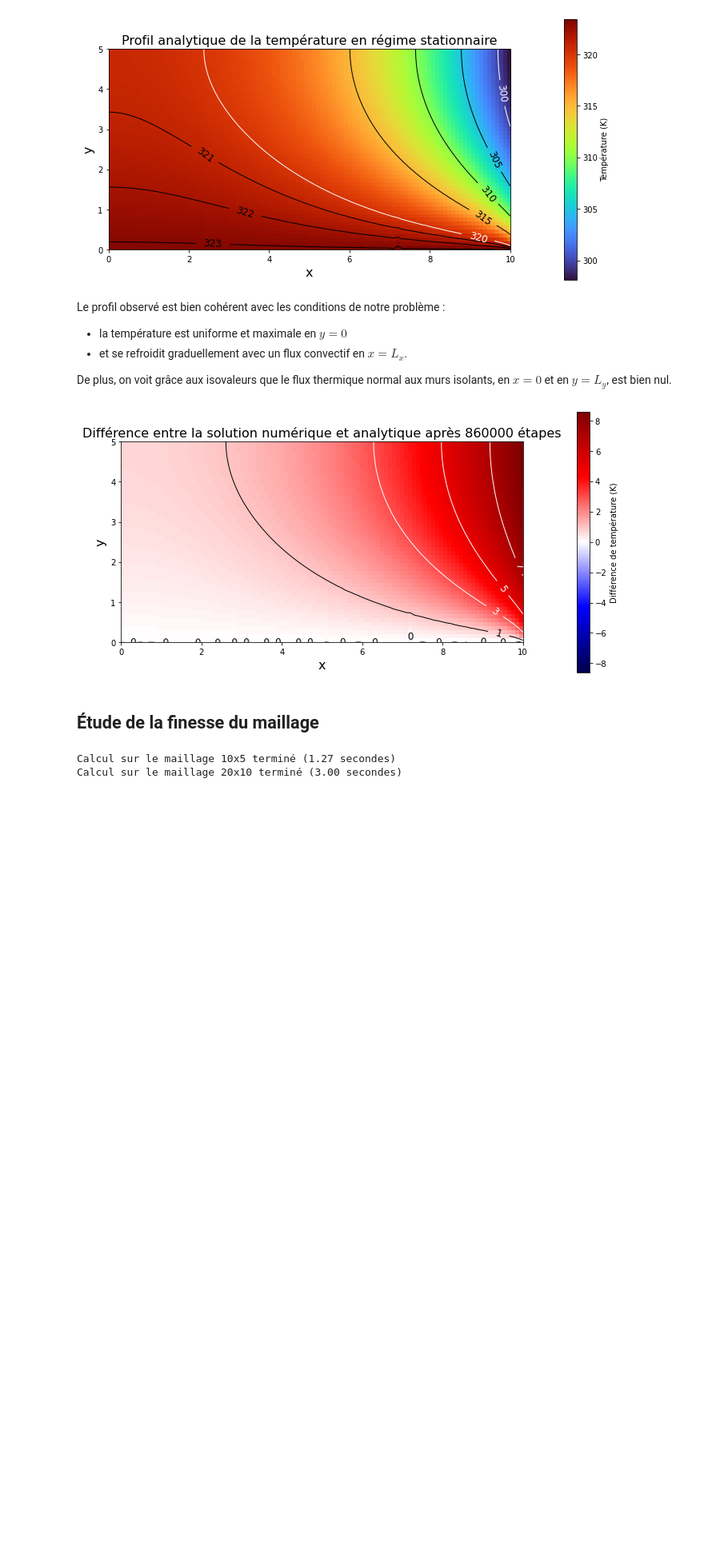
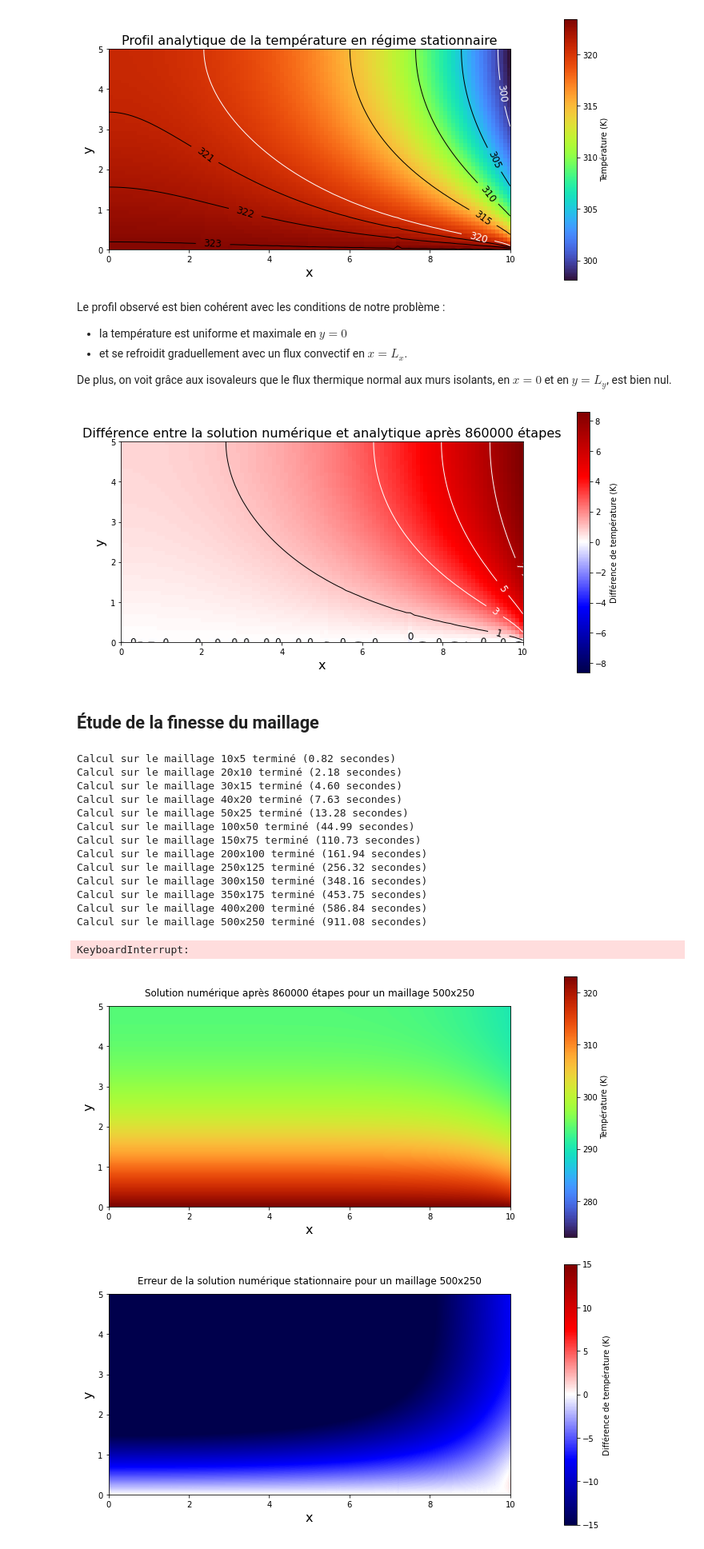
Before and after one commit to mboissiere/methodes-numeriques, a Jupyter notebook: da_capo.ipynb, the cells around one changed output. Shown at 80% size. Drawn from its saved outputs; the diff is of its cells as text; code cells hidden in the pictures; blank space fills up the shorter version.

````diff
--- a/da_capo.ipynb
+++ b/da_capo.ipynb
@@ -235,17 +235,20 @@ if not os.path.exists(folder_path):
 # %% [markdown]
 La méthode ```ADI_method``` va ensuite prendre à chaque étape t la valeur du tableau à cet instant, et le modifier selon la méthode ADI.
 # %%
-def methode_ADI(_N_x = N_x, _N_y = N_y, animate = True, _T_0 = T_0, _T_1 = T_1):
+def methode_ADI(_N_x = N_x, _N_y = N_y, _L_x = L_x, _L_y = L_y, animate = True, _T_0 = T_0, _T_1 = T_1):
     T = np.full((_N_y + 1, _N_x + 1), _T_0)
     T[0, :] = _T_1
     t = 0
 
-    dx = L_x/_N_x # Taille d'une maille selon x
+    dx = _L_x/_N_x
+    Fo_x = a * dt / dx**2
+    dy = _L_y/_N_y
+    Fo_y = a * dt / dy**2
 
     if animate:
         images = []
         fig, ax = plt.subplots(figsize=(12, 6))
-        im = ax.imshow(T, cmap='turbo', origin='lower', extent=[0, L_x, 0, L_y])
+        im = ax.imshow(T, cmap='turbo', origin='lower', extent=[0, _L_x, 0, _L_y])
         fig.colorbar(im, ax=ax, label='Température (K)', pad=0.1)
         ax.set_xlabel('x', fontsize = 16)
         ax.set_ylabel('y', fontsize = 16)
@@ -292,7 +295,7 @@ def methode_ADI(_N_x = N_x, _N_y = N_y, animate = True, _T_0 = T_0, _T_1 = T_1):
 
         if animate:
             # On met à jour l'image à chaque étape
-            im = ax.imshow(T, cmap='turbo', origin='lower', extent=[0, L_x, 0, L_y])
+            im = ax.imshow(T, cmap='turbo', origin='lower', extent=[0, _L_x, 0, _L_y])
 
             # Titre de la figure à l'instant t
             title = ax.text(0.5, 1.05, f"Profil de température à l'étape t = {t}", size=plt.rcParams["axes.titlesize"], ha="center", transform=ax.transAxes)
@@ -474,6 +477,9 @@ plt.show()
 # %% [markdown]
 ## Étude de la finesse du maillage
 # %%
+# L_x, L_y = 2, 1 # Longueur et largeur de notre domaine d'étude
+# echelles_N_y = [2, 4, 8, 16, 32, 64, 128, 256, 512, 1024]
+
 echelles_N_y = [5, 10, 15, 20, 25, 50, 75, 100, 125, 150, 175, 200, 250, 500, 750, 1000, 1500, 2500, 5000]
 # echelles_N_x = [2*k for k in echelles_N_y]
 
@@ -500,9 +506,9 @@ def mesh_size_variation(scales = echelles_N_y):
         start_time = time.time()
 
         N_x = 2 * N_y
-        X, Y = compute_XY(N_x, N_y)
+        X, Y = compute_XY(N_x, N_y, L_x, L_y)
         T_analytique = compute_T_analytique(X, Y)
-        T_numerique, etapes = methode_ADI(N_x, N_y, False)
+        T_numerique, etapes = methode_ADI(N_x, N_y, L_x, L_y, False)
         T_delta = T_numerique - T_analytique
 
         end_time = time.time()  # End the timer
@@ -520,36 +526,50 @@ def mesh_size_variation(scales = echelles_N_y):
         # Save numerical solution image
         fig_num.savefig(f'{folder_path}/numerical_images/numerical_solution_{N_x}x{N_y}.png')
 
-        im_diff = ax_diff.imshow(T_delta, cmap='seismic', origin='lower', extent=[0, L_x, 0, L_y], vmin=-10, vmax=10)
+        im_diff = ax_diff.imshow(T_delta, cmap='seismic', origin='lower', extent=[0, L_x, 0, L_y], vmin=-15, vmax=15)
         ax_diff.set_xlabel('x', fontsize = 16)
         ax_diff.set_ylabel('y', fontsize = 16)
         title_diff.set_text(f'Erreur de la solution numérique stationnaire pour un maillage {N_x}x{N_y}')
         if colorbar_diff is None:
             colorbar_diff = fig_diff.colorbar(im_diff, ax=ax_diff, label='Différence de température (K)', pad=0.1)
         # images_diff.append([im_diff, title_diff])
 
         # Save error image
         fig_diff.savefig(f'{folder_path}/error_images/error_{N_x}x{N_y}.png')
 
     '''# Duplication des dernières images pour avoir une pause sur la fin de l'animation
     images_num.append([im_num, title_num])
     images_diff.append([im_diff, title_diff])
 
     animatedPlot = animation.ArtistAnimation(fig_num, images_num, interval=1000, blit=True)
     animatedPlot.save(f'{folder_path}/animation_numerique_spatiale.mp4', writer='ffmpeg')
 
     animatedPlot = animation.ArtistAnimation(fig_diff, images_diff, interval=1000, blit=True)
     animatedPlot.save(f'{folder_path}/animation_erreur_spatiale.mp4', writer='ffmpeg')'''
 
 mesh_size_variation()
 # Dans l'idéal il faudrait : vraiment séparer tout ce qui est séparable
 # Typiquement ici il y a une redondance parce qu'on a mal calibré les fonctions
 # qui calculent T numériques, qui plottent un delta...
 # et aussi on n'a pas libre choix de L_x et L_y, fin on est parti du principe
 # qu'on prend x = 2y mais on devrait pouvoir le changer librement en haut et que ça
 # se répercute... Bref, mais en attendant ça fait le taf.
 
 #L'animation ne marche pas, tant pis pour si peu d'images.
 # %% [output]
-Calcul sur le maillage 10x5 terminé (1.27 secondes)
-Calcul sur le maillage 20x10 terminé (3.00 secondes)
+Calcul sur le maillage 10x5 terminé (0.82 secondes)
+Calcul sur le maillage 20x10 terminé (2.18 secondes)
+Calcul sur le maillage 30x15 terminé (4.60 secondes)
+Calcul sur le maillage 40x20 terminé (7.63 secondes)
+Calcul sur le maillage 50x25 terminé (13.28 secondes)
+Calcul sur le maillage 100x50 terminé (44.99 secondes)
+Calcul sur le maillage 150x75 terminé (110.73 secondes)
+Calcul sur le maillage 200x100 terminé (161.94 secondes)
+Calcul sur le maillage 250x125 terminé (256.32 secondes)
+Calcul sur le maillage 300x150 terminé (348.16 secondes)
+Calcul sur le maillage 350x175 terminé (453.75 secondes)
+Calcul sur le maillage 400x200 terminé (586.84 secondes)
+Calcul sur le maillage 500x250 terminé (911.08 secondes)
+KeyboardInterrupt:
+[figure, added]
+[figure, added]
````
Also changed, not shown: 52 other files.
